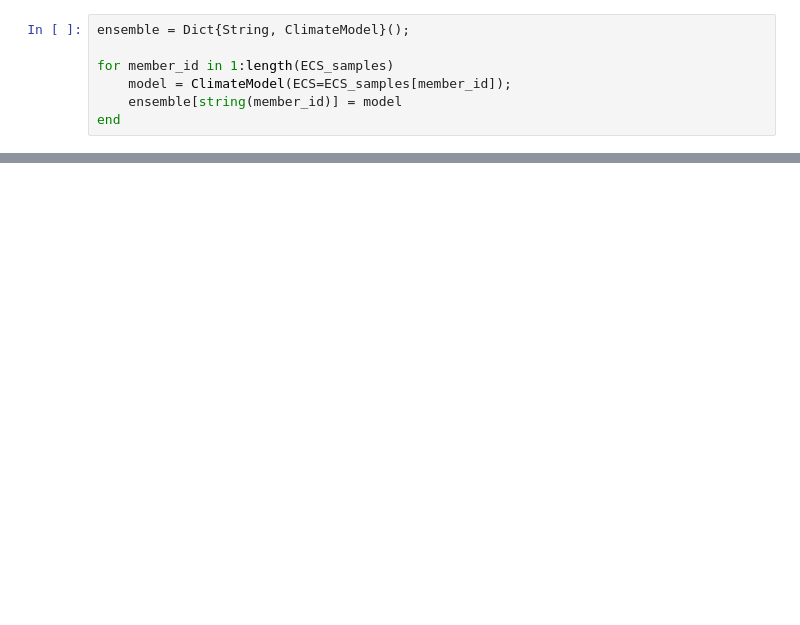
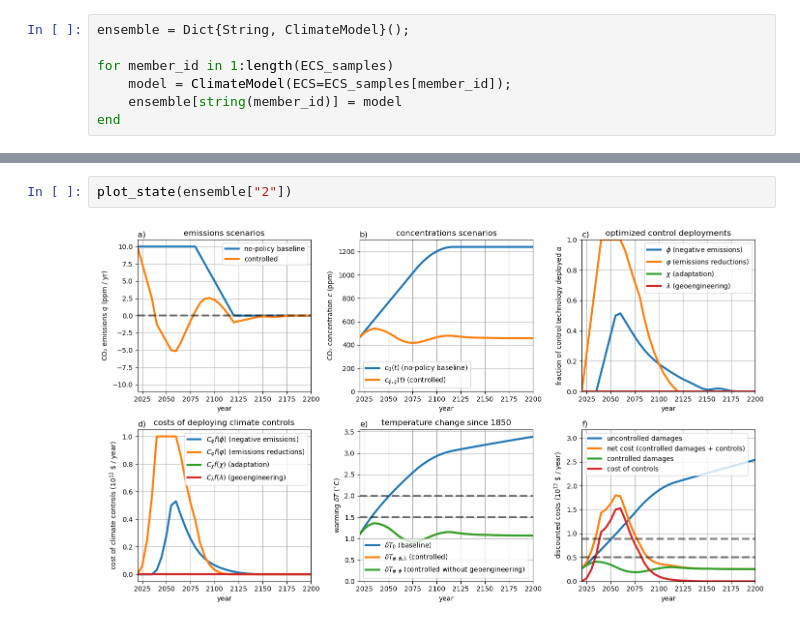
Before and after one commit to hdrake/OptimizeClimate, a Jupyter notebook: notebooks/stochastic_optimization.ipynb, the cells around one changed output, grey strips where cells are left out. Drawn from its saved outputs; the diff is of its cells as text; blank space fills up the shorter version.

```diff
--- a/notebooks/stochastic_optimization.ipynb
+++ b/notebooks/stochastic_optimization.ipynb
@@ -274,0 +291,4 @@ plot_ensemble(ensemble)
+# %%
+plot_state(ensemble["2"])
+# %% [output]
+[figure, added]
```
Also changed, not shown: parts of 11 cells of this notebook, 7 other files.
